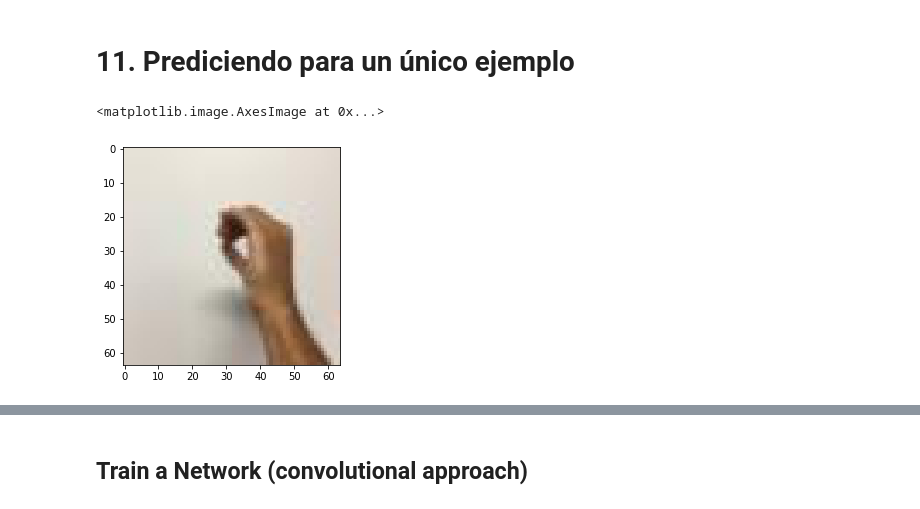
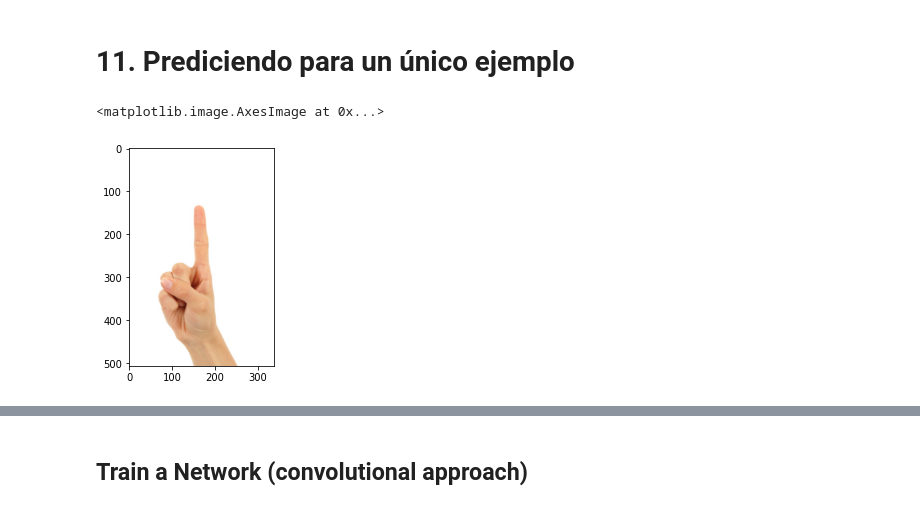
Before and after one commit to alexandergribenchenko/Adivino_tu_mano, a Jupyter notebook: Adivino_tu_mano_(Notebook_Colab).ipynb, the cells around one changed output, grey strips where cells are left out. Drawn from its saved outputs; the diff is of its cells as text; code cells hidden in the pictures.

```diff
--- a/Adivino_tu_mano_(Notebook_Colab).ipynb
+++ b/Adivino_tu_mano_(Notebook_Colab).ipynb
@@ -279,10 +275,10 @@ loaded_model.evaluate(test_images, test_labels)
 # %% [markdown]
 # 11. Prediciendo para un único ejemplo
 # %%
-image = np.asarray(imageio.imread('/content/drive/MyDrive/Colab Notebooks/64x64_SIGNS/test_signs/0_IMG_5942.jpg'))
+image = Image.open('/content/drive/MyDrive/Colab Notebooks/Imagen_otro_size_1.jpg')
 plt.imshow(image)
 # %% [output]
 <matplotlib.image.AxesImage at 0x...>
-[figure, old version]
+[figure, new version]
 # %%
 def import_and_predict(image, model):
```
Also changed, not shown: parts of 16 cells of this notebook.
